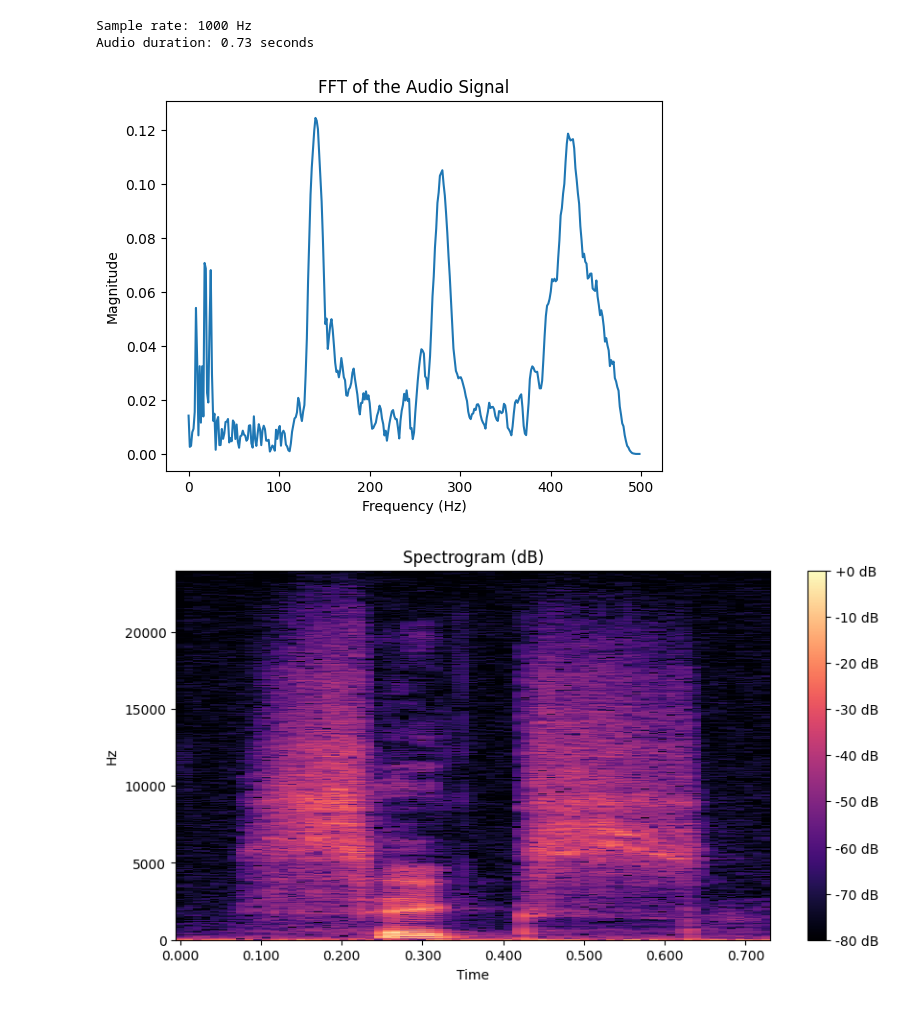
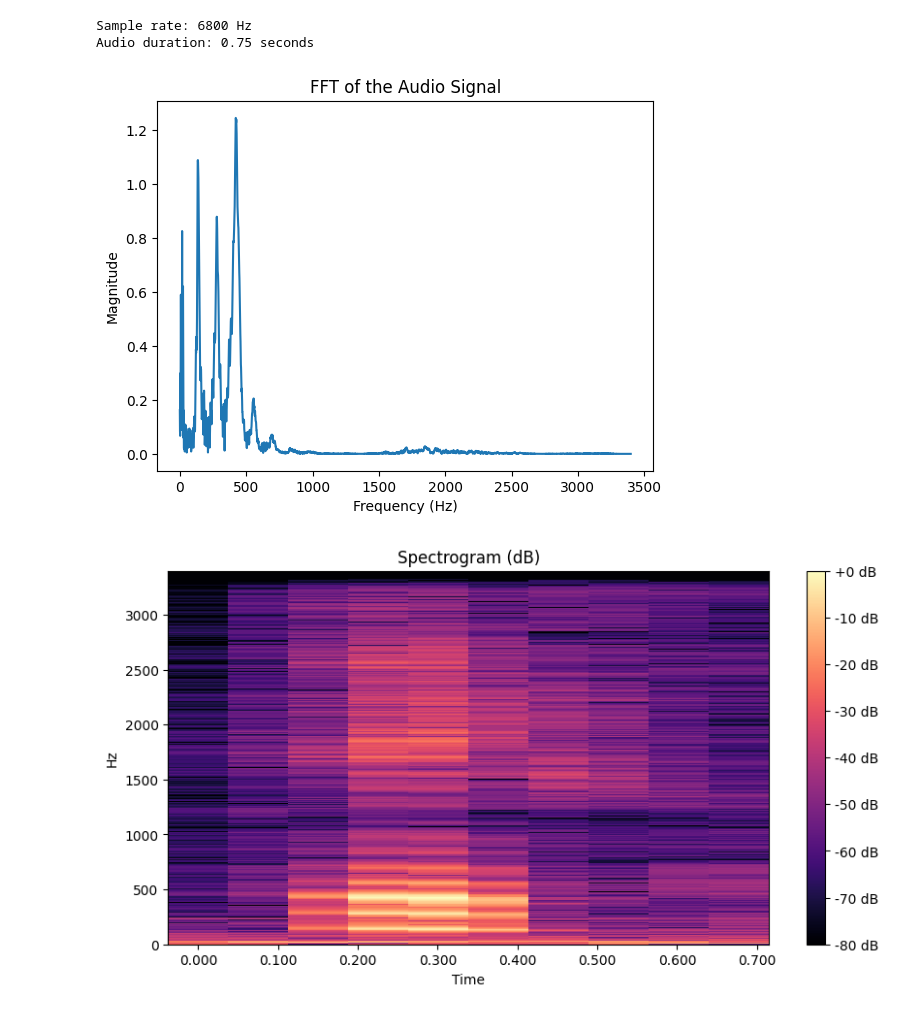
Before and after one commit to Ishikawa7/Audio_anomalies_detection_test, a Jupyter notebook: preprocessing_fft_example.ipynb, the cells around one changed output. Cells and saved outputs as stored; diff of their text form; code cells hidden in the pictures.

```diff
--- a/preprocessing_fft_example.ipynb
+++ b/preprocessing_fft_example.ipynb
@@ -4,29 +4,32 @@ import numpy as np
 import matplotlib.pyplot as plt
 # %%
 # Load audio with librosa (returns float32 and resamples to 22050 by default)
-audio, sample_rate = librosa.load("audio_MNIST_six_only/6_01_1.wav", sr=1000)
+audio, sample_rate = librosa.load("audio_MNIST_six_only/6_01_0.wav", sr=6800)
 print(f"Sample rate: {sample_rate} Hz")
 print(f"Audio duration: {len(audio) / sample_rate:.2f} seconds")
 # %% [output]
-Sample rate: 1000 Hz
-Audio duration: 0.73 seconds
+Sample rate: 6800 Hz
+Audio duration: 0.75 seconds
 # %%
+# denoise the signal by applying centered moving average
+window_size = 5
+denoised_audio = np.convolve(audio, np.ones(window_size)/window_size, mode='valid')
 # Apply FFT
-fft_result = np.fft.fft(audio)
+fft_result = np.fft.fft(denoised_audio)
 frequencies = np.fft.fftfreq(len(fft_result), 1 / sample_rate)
 
 # Take only the positive frequencies
 magnitude = np.abs(fft_result)[:len(fft_result)//2]
 frequencies = frequencies[:len(frequencies)//2]
 
 # Plot
 plt.plot(frequencies, magnitude)
 plt.title("FFT of the Audio Signal")
 plt.xlabel("Frequency (Hz)")
 plt.ylabel("Magnitude")
 plt.show()
 # %% [output]
-[figure, old version]
+[figure, new version]
 # %%
 # Compute STFT
 D = librosa.stft(audio)
@@ -39,4 +42,4 @@ plt.colorbar(format='%+2.0f dB')
 plt.title('Spectrogram (dB)')
 plt.show()
 # %% [output]
-[figure, old version]
+[figure, new version]
```
Also changed, not shown: 5 other files.
